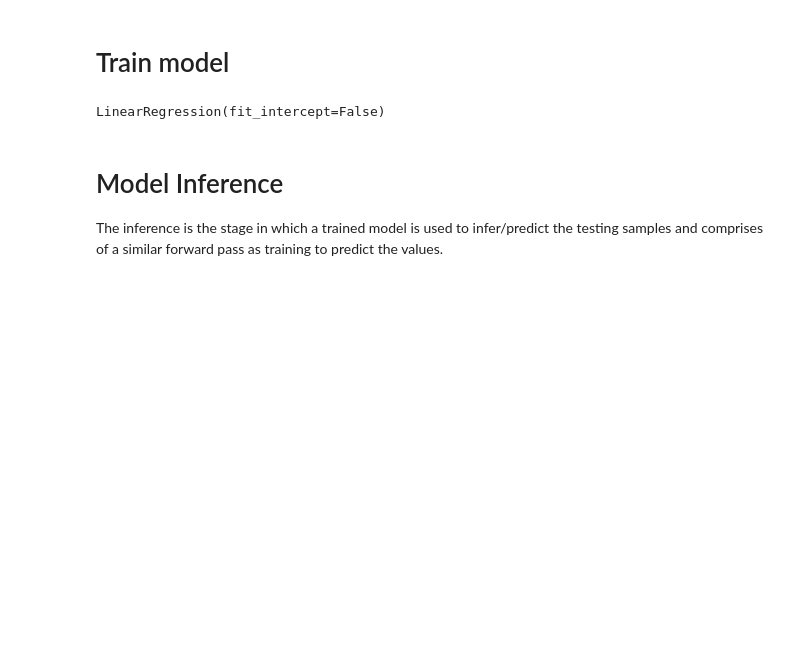
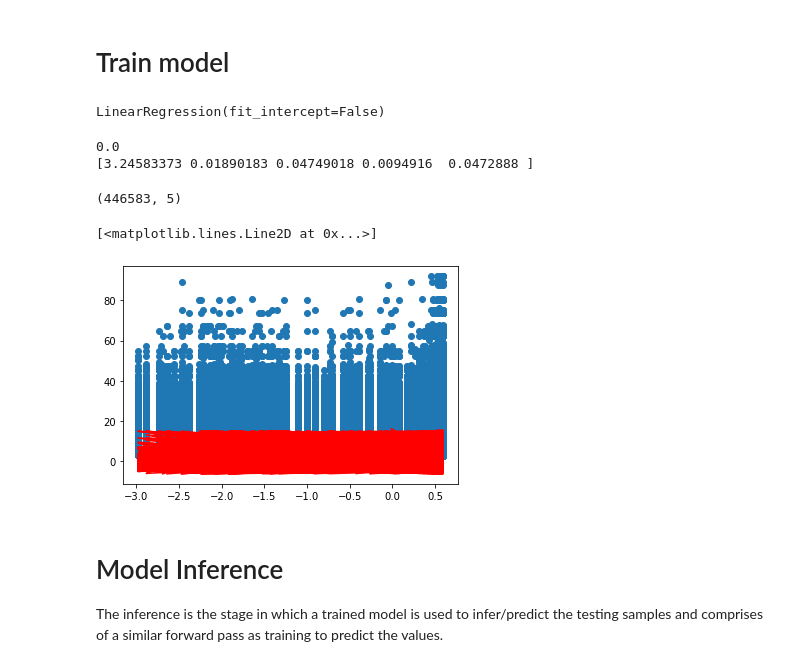
Before and after one commit to ikhsaniorahman/h8p1_GC1_Linear-Regression, a Jupyter notebook: h8dsft_P1W1Reg.ipynb, the cells around one changed output. Drawn from its saved outputs; the diff is of its cells as text; code cells hidden in the pictures; blank space fills up the shorter version.

Commit message:
update chart

```diff
--- a/h8dsft_P1W1Reg.ipynb
+++ b/h8dsft_P1W1Reg.ipynb
@@ -206,6 +207,23 @@ model = LinearRegression(fit_intercept=False)
 model.fit(X_train, y_train)
 # %% [output]
 LinearRegression(fit_intercept=False)
+# %%
+print(model.intercept_)
+print(model.coef_)
+# %% [output]
+0.0
+[3.24583373 0.01890183 0.04749018 0.0094916  0.0472888 ]
+# %%
+X_train.shape
+# %% [output]
+(446583, 5)
+# %%
+#X_train,X_test ='visibility'
+plt.scatter(X_train[:,2],y_train)
+plt.plot(X_test[:,2],y_pred, 'r')
+# %% [output]
+[<matplotlib.lines.Line2D at 0x...>]
+[figure, added]
 # %% [markdown]
 # Model Inference
 
```
Also changed, not shown: parts of 3 cells of this notebook.
